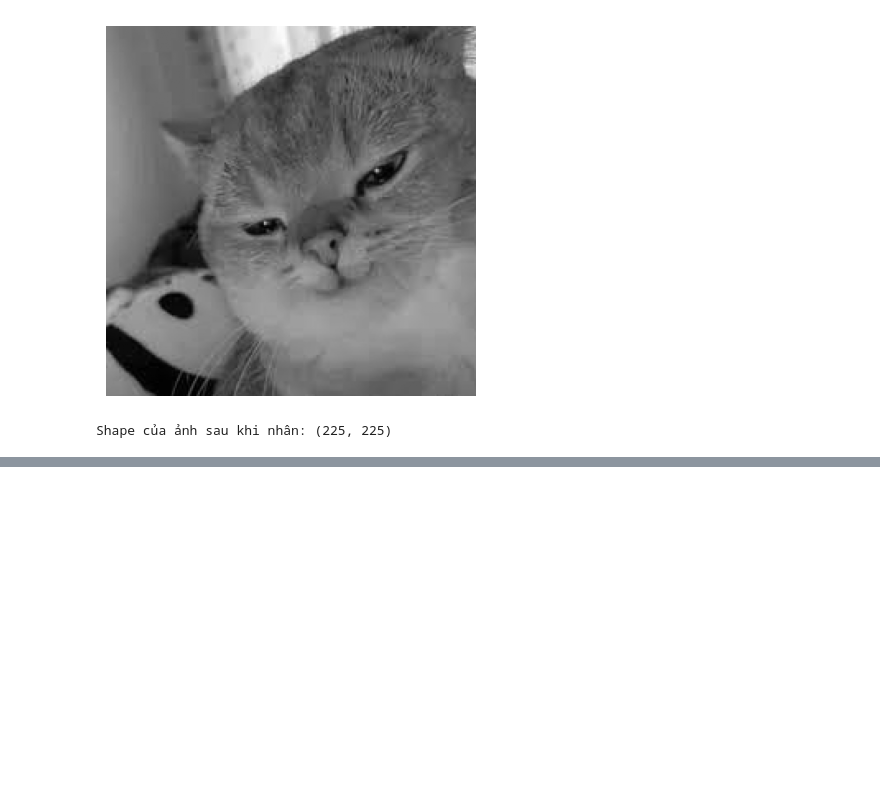
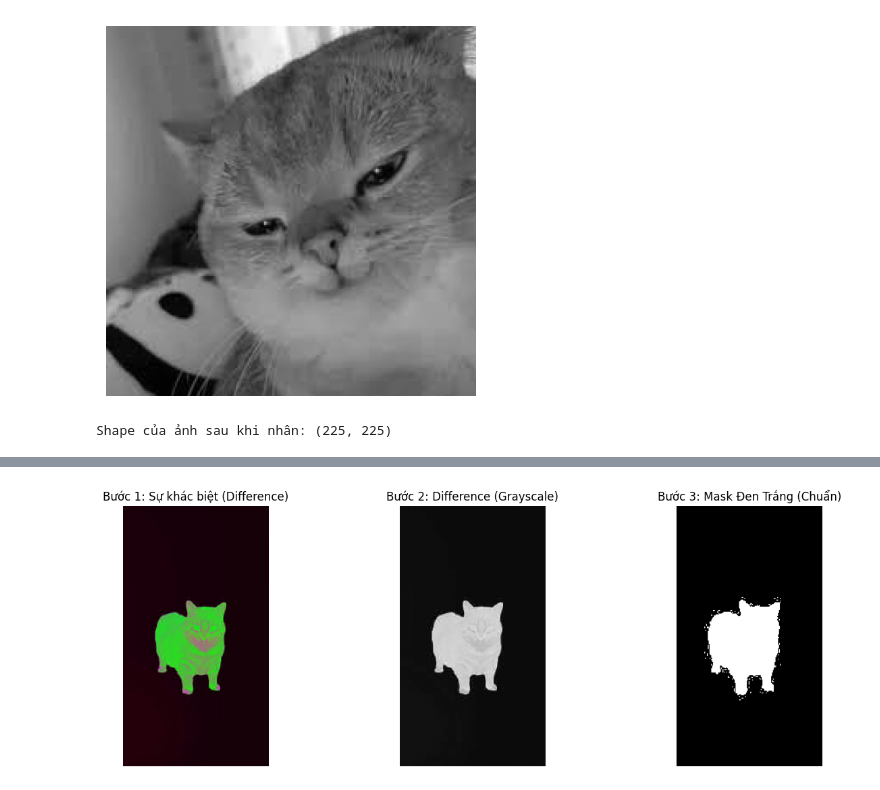
Before and after one commit to Chef221/AIO_Code, a Jupyter notebook: Module2/Numpy_ImgProcessing/ImgBrightnessChange.ipynb, the cells around one changed output, grey strips where cells are left out. Saved outputs shown, nothing was run; the diff lists cells and outputs as text; code cells hidden in the pictures; blank space fills up the shorter version.

```diff
--- a/Module2/Numpy_ImgProcessing/ImgBrightnessChange.ipynb
+++ b/Module2/Numpy_ImgProcessing/ImgBrightnessChange.ipynb
@@ -442,0 +460,59 @@ Shape của ảnh sau khi nhân: (225, 225)
+# %%
+import cv2
+import numpy as np
+import matplotlib.pyplot as plt
+
+# 1. Đọc ảnh gốc
+path = r'C:\Code_AI\AIO_Code\Module2\Numpy_ImgProcessing\images (1).jpg'
+cat_img_withBackground = cv2.imread(path)
+
+if cat_img_withBackground is None:
+    print("Lỗi: Không tìm thấy ảnh! Hãy kiểm tra lại đường dẫn.")
+else:
+    # Lấy kích thước ảnh
+    h, w, c = cat_img_withBackground.shape
+
+    # 2. Tạo nền giả màu xanh (Solid Green Background)
+    green_background = np.zeros((h, w, c), dtype=np.uint8)
+    green_background[:] = (0, 255, 0) # Màu xanh lá chuẩn
+
+    # 3. Tính độ chênh lệch (Difference)
+    difference = cv2.absdiff(cat_img_withBackground, green_background)
+
+    # --- BƯỚC QUAN TRỌNG NHẤT (SỬA LỖI CỦA BẠN) ---
+    # Phải chuyển ảnh chênh lệch sang ảnh xám (Grayscale)
+    # Để gộp 3 kênh màu lại thành 1 kênh độ sáng duy nhất
+    difference_gray = cv2.cvtColor(difference, cv2.COLOR_BGR2GRAY)
+
+    # 4. Tạo mặt nạ (Binary Mask) trên ảnh xám
+    # Ngưỡng 15: Nếu điểm ảnh khác màu xanh quá 15 đơn vị -> Là con mèo (Trắng)
+    # Bạn có thể thử tăng số 15 lên 40-50 nếu thấy mask bị nhiễu
+    _, difference_binary = cv2.threshold(difference_gray, 15, 255, cv2.THRESH_BINARY)
+
+
+    # --- HIỂN THỊ KẾT QUẢ ---
+    plt.figure(figsize=(15, 5))
+
+    # Hình 1: Ảnh chênh lệch (Difference)
+    plt.subplot(1, 3, 1)
+    # Chuyển BGR sang RGB để hiển thị màu đúng
+    plt.imshow(cv2.cvtColor(difference, cv2.COLOR_BGR2RGB))
+    plt.title("Bước 1: Sự khác biệt (Difference)")
+    plt.axis('off')
+
+    # Hình 2: Ảnh xám của sự chênh lệch (Trung gian)
+    plt.subplot(1, 3, 2)
+    plt.imshow(difference_gray, cmap='gray')
+    plt.title("Bước 2: Difference (Grayscale)")
+    plt.axis('off')
+
+    # Hình 3: Mặt nạ cuối cùng (Binary Mask)
+    plt.subplot(1, 3, 3)
+    # Vì difference_binary giờ đã là ảnh xám chuẩn, chỉ cần cmap='gray'
+    plt.imshow(difference_binary, cmap='gray')
+    plt.title("Bước 3: Mask Đen Trắng (Chuẩn)")
+    plt.axis('off')
+
+    plt.show()
+# %% [output]
+[figure, added]
```
Also changed, not shown: parts of 2 cells of this notebook, 1 other file.
